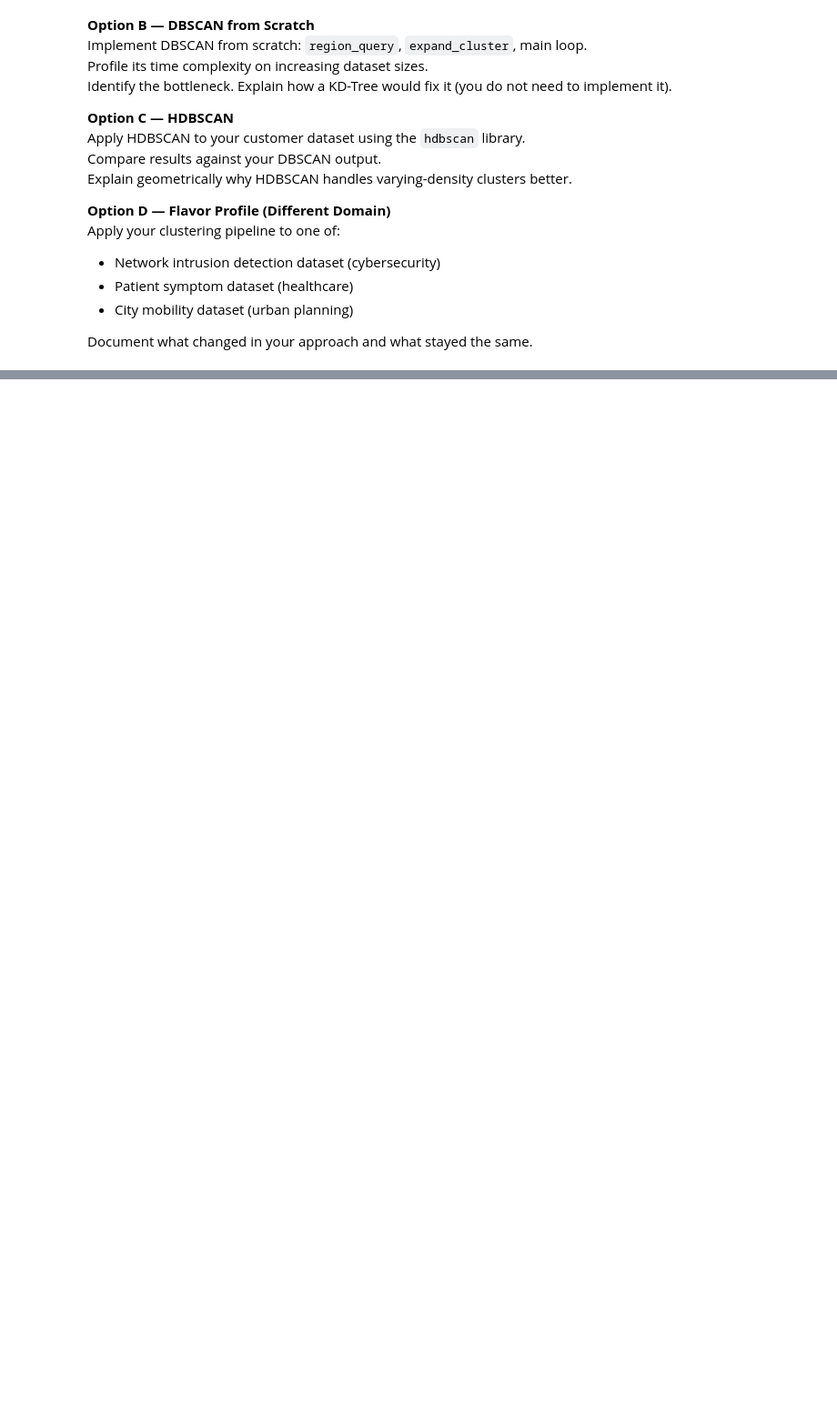
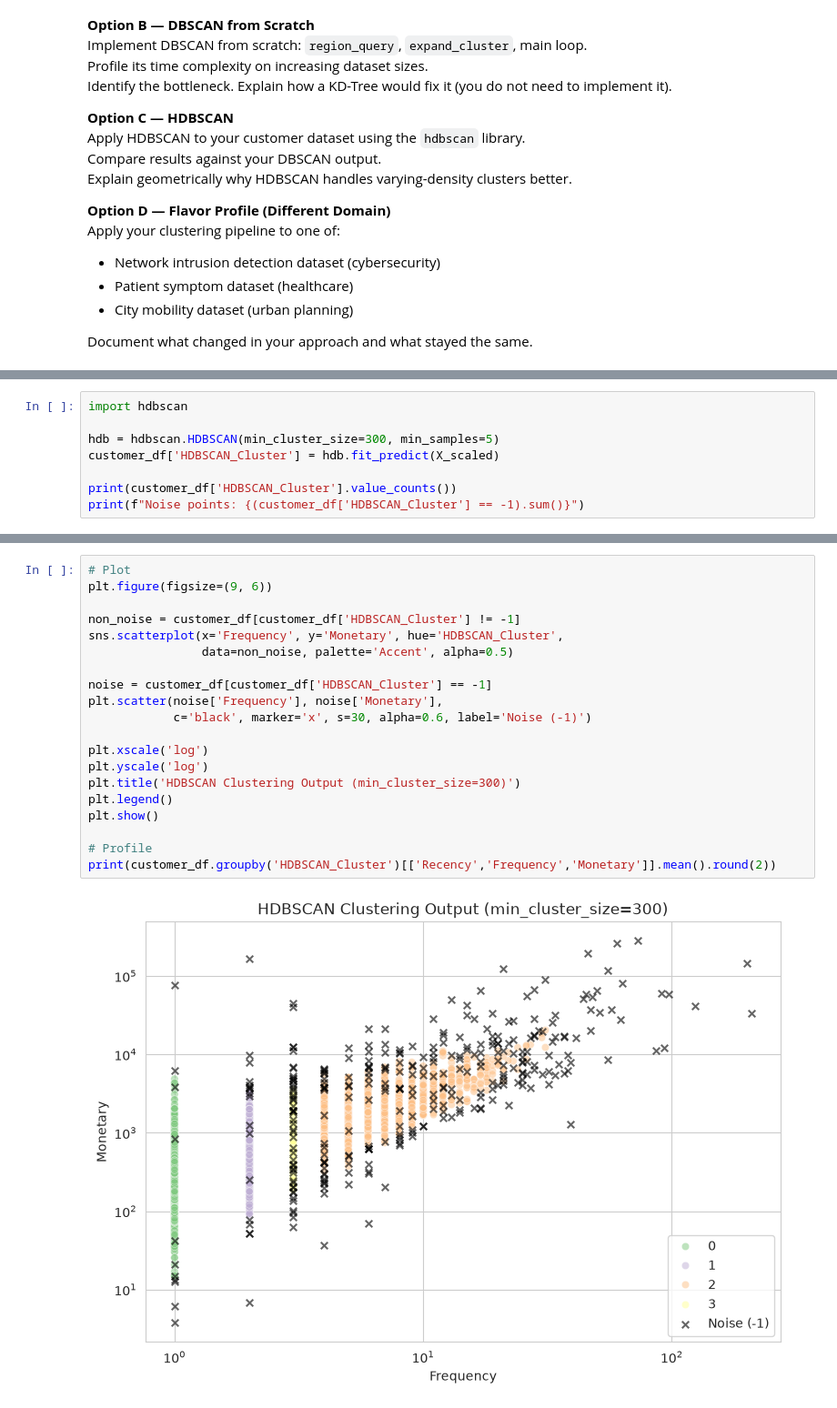
Before and after one commit to Sulav-Koirala/AI-Fellowship-Assignments, a Jupyter notebook: Week 7/Week_7_Clustering_Assignment.ipynb, the cells around one changed output, grey strips where cells are left out. Shown at 91% size. Drawn from its saved outputs; the diff is of its cells as text; blank space fills up the shorter version.

```diff
--- a/Week 7/Week_7_Clustering_Assignment.ipynb
+++ b/Week 7/Week_7_Clustering_Assignment.ipynb
@@ -974,0 +973,8 @@ Document what changed in your approach and what stayed the same.
+# %%
+import hdbscan
+
+hdb = hdbscan.HDBSCAN(min_cluster_size=300, min_samples=5)
+customer_df['HDBSCAN_Cluster'] = hdb.fit_predict(X_scaled)
+
+print(customer_df['HDBSCAN_Cluster'].value_counts())
+print(f"Noise points: {(customer_df['HDBSCAN_Cluster'] == -1).sum()}")
@@ -974,0 +990,22 @@ Document what changed in your approach and what stayed the same.
+# %%
+# Plot
+plt.figure(figsize=(9, 6))
+
+non_noise = customer_df[customer_df['HDBSCAN_Cluster'] != -1]
+sns.scatterplot(x='Frequency', y='Monetary', hue='HDBSCAN_Cluster',
+                data=non_noise, palette='Accent', alpha=0.5)
+
+noise = customer_df[customer_df['HDBSCAN_Cluster'] == -1]
+plt.scatter(noise['Frequency'], noise['Monetary'],
+            c='black', marker='x', s=30, alpha=0.6, label='Noise (-1)')
+
+plt.xscale('log')
+plt.yscale('log')
+plt.title('HDBSCAN Clustering Output (min_cluster_size=300)')
+plt.legend()
+plt.show()
+
+# Profile
+print(customer_df.groupby('HDBSCAN_Cluster')[['Recency','Frequency','Monetary']].mean().round(2))
+# %% [output]
+[figure, added]
```
Also changed, not shown: parts of 4 cells of this notebook.
